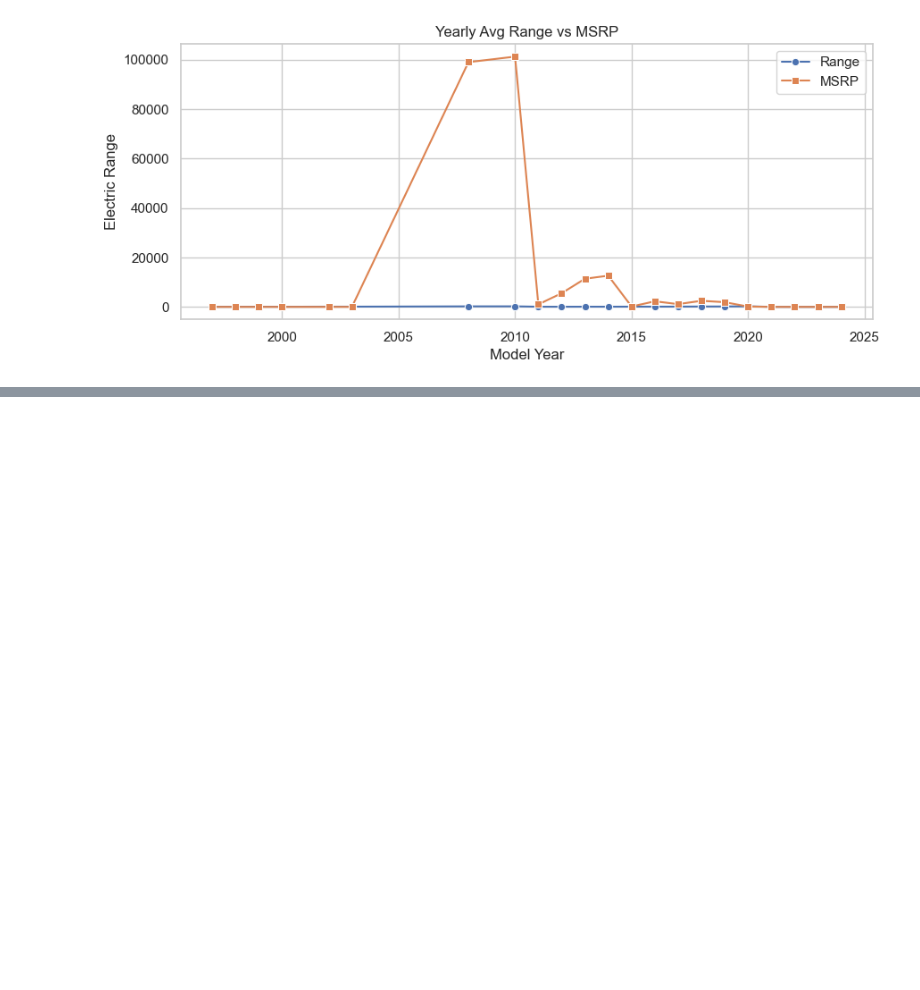
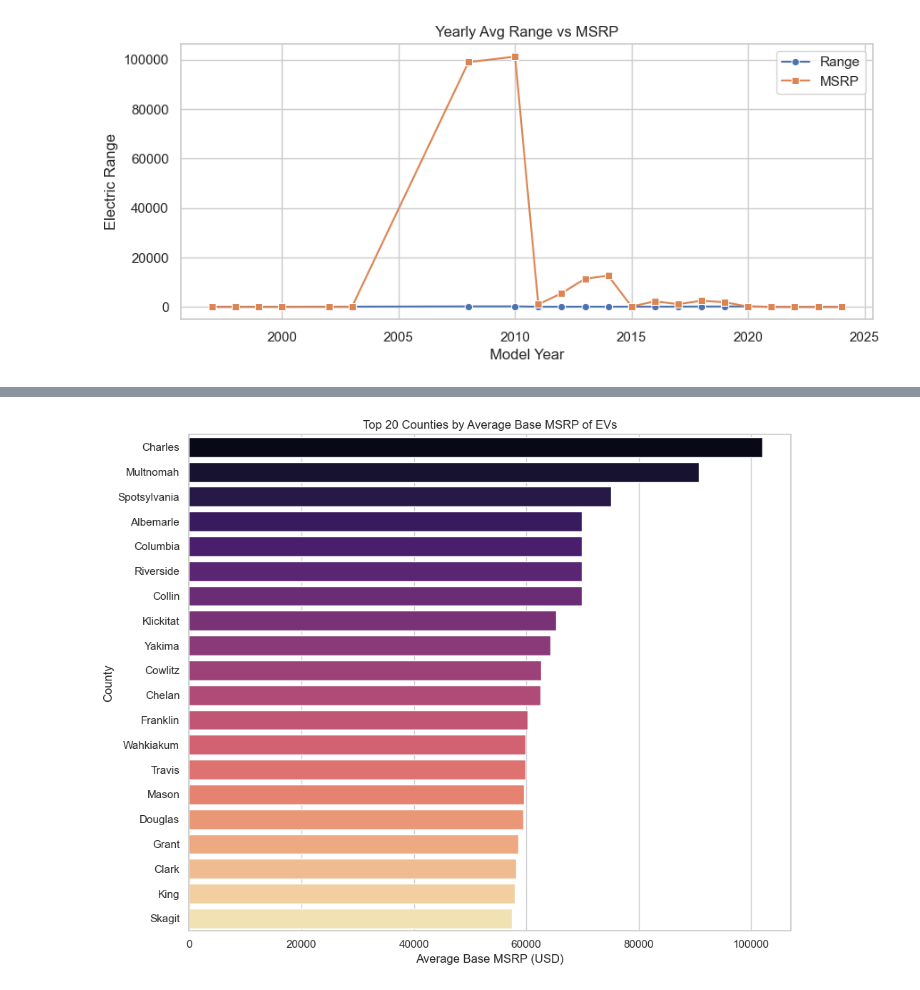
Before and after one commit to MelvinSiaw/Transportation_Project, a Jupyter notebook: ElectricVehiclePopulationAnalysis.ipynb, the cells around one changed output, grey strips where cells are left out. Drawn from its saved outputs; the diff is of its cells as text; code cells hidden in the pictures; blank space fills up the shorter version.

```diff
--- a/ElectricVehiclePopulationAnalysis.ipynb
+++ b/ElectricVehiclePopulationAnalysis.ipynb
@@ -241,0 +286,11 @@ by_utility = wa.groupby('Electric Utility').size().reset_index(name='EV_Count')
+# %%
+# Top 20 Counties by Average MSRP
+avg_msrp_by_county = (
+    df_price.groupby('County')['Base MSRP']
+    .mean()
+    .sort_values(ascending=False)
+    .head(20)
+    .reset_index()
+)
+print("\nTop 20 Counties by Average MSRP:")
+print(avg_msrp_by_county)
@@ -241,0 +315,18 @@ by_utility = wa.groupby('Electric Utility').size().reset_index(name='EV_Count')
+# %%
+# Horizontal Bar Plot: Top 20 Counties by Average MSRP
+plt.figure(figsize=(10, 8))
+sns.barplot(
+    data=avg_msrp_by_county,
+    x='Base MSRP',
+    y='County',
+    hue='County',
+    dodge=False,
+    palette='magma',
+    legend=False
+)
+plt.title('Top 20 Counties by Average Base MSRP of EVs')
+plt.xlabel('Average Base MSRP (USD)')
+plt.ylabel('County')
+plt.tight_layout()
+# %% [output]
+[figure, added]
```
Also changed, not shown: parts of 10 cells of this notebook.
